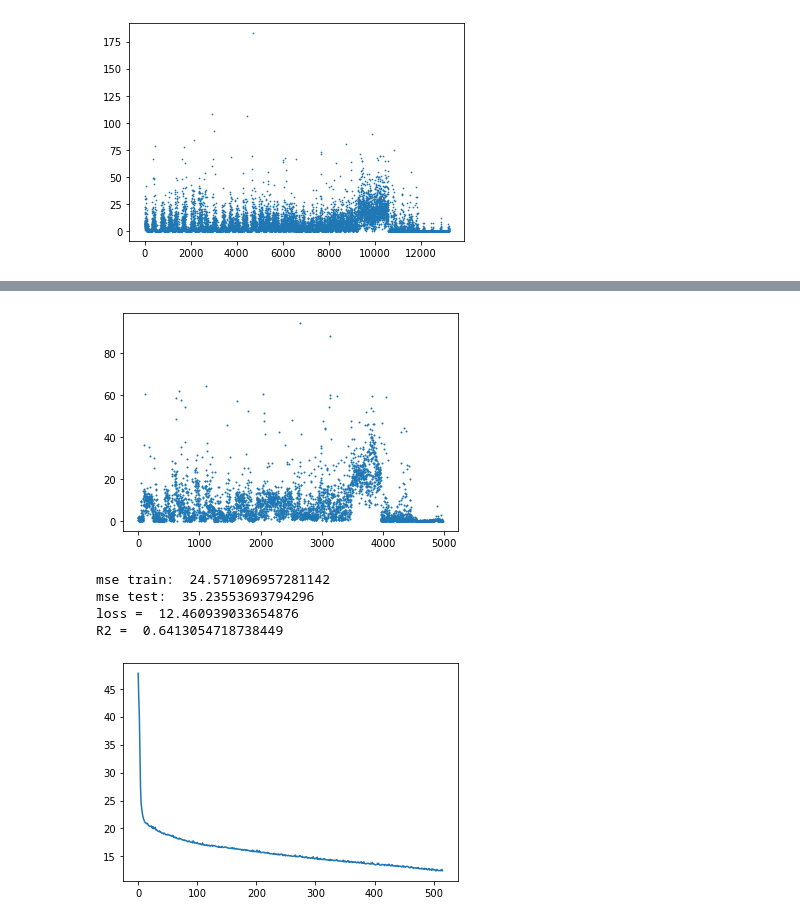
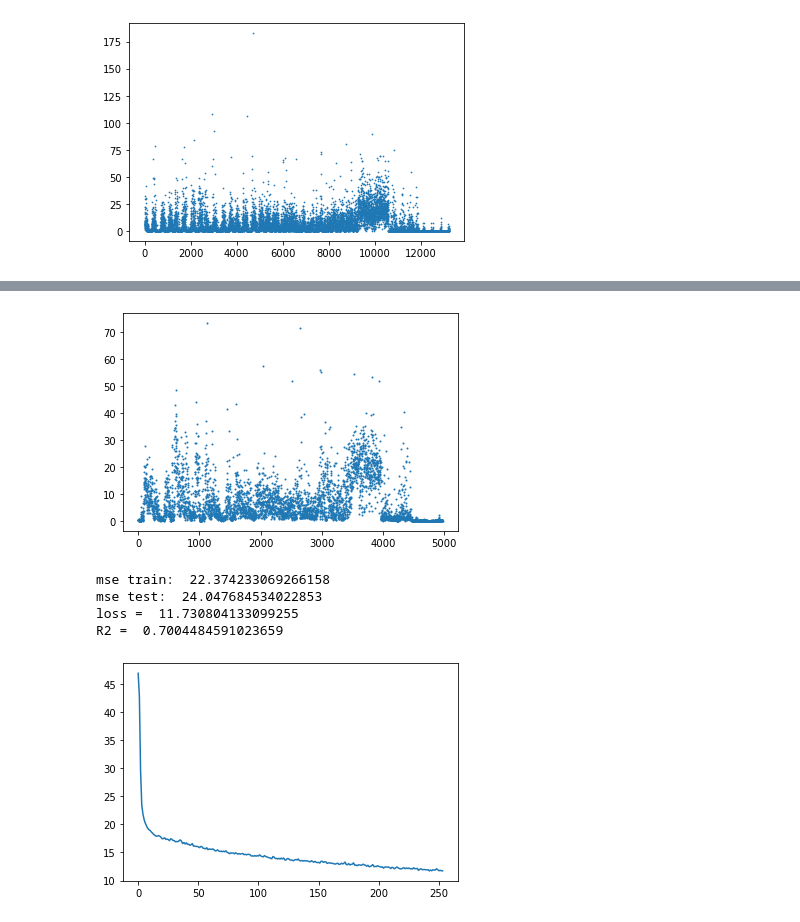
Before and after one commit to Alfadhils/DataVidia-Project, a Jupyter notebook: nn.ipynb, the cells around one changed output, grey strips where cells are left out. Saved outputs shown, nothing was run; the diff lists cells and outputs as text; code cells hidden in the pictures.

```diff
--- a/nn.ipynb
+++ b/nn.ipynb
@@ -22,7 +22,7 @@ def standard_scaler(data):
     std = data.std()
     return (data - mean) / std
 # %%
-path = "preproc1.csv"
+path = "prep1.csv"
 df = pd.read_csv(path, index_col=0)
 yindex = df.columns.values.tolist().index('rain_sum (mm)')
 ytrainmax = df.iloc[:,yindex].max()
@@ -41,7 +41,7 @@ plt.scatter(X.index,y,s=0.5)
 [figure]
 # %%
 #test pred
-test = "proctest2.csv"
+test = "preptest1.csv"
 df = pd.read_csv(test, index_col=0)
 columnnew = {}
 for i,column in enumerate(df.columns):
@@ -60,9 +60,8 @@ xpred.head()
 # %%
-
 testpred = mlp.predict(xpred)
 predictions = pd.DataFrame(list(map(lambda x: x if x > 0 else 0, testpred)))
 plt.scatter(range(len(predictions)),predictions,s = 1)
-# predictions.to_csv('pred2.csv')
+predictions.to_csv('pred4.csv')
 # %% [output]
-[figure, old version]
+[figure, new version]
 # %%
@@ -100,10 +99,10 @@ def nn(X,y,hidden,iter,solv='adam',act='logistic'):
     return mse
 # %%
 # Split the data into training and test sets
-X_train, X_test, y_train, y_test = train_test_split(X, y, test_size=0.2, random_state=0)
+X_train, X_test, y_train, y_test = train_test_split(X, y, test_size=0.2, random_state=1)
 
 # Create an instance of the MLPRegressor
-mlp = MLPRegressor(hidden_layer_sizes=(50,35), max_iter=10000, random_state=0,solver='adam',activation='logistic',
+mlp = MLPRegressor(hidden_layer_sizes=(75,50), max_iter=10000, random_state=0,solver='sgd',activation='logistic',
 learning_rate_init=0.005, beta_1=0.9, beta_2=0.9, alpha=0.001)
 # mlp = MLPClassifier(hidden_layer_sizes=(30,7), max_iter=1000, random_state=0,solver='adam',activation='logistic',learning_rate_init=0.0001)
 
@@ -129,8 +128,8 @@ print('loss = ',loss)
 r_squared = mlp.score(X_test, y_test)
 print ('R2 = ', r_squared)
 # %% [output]
-mse train:  24.571096957281142
-mse test:  35.23553693794296
-loss =  12.460939033654876
-R2 =  0.6413054718738449
+mse train:  22.374233069266158
+mse test:  24.047684534022853
+loss =  11.730804133099255
+R2 =  0.7004484591023659
-[figure, old version]
+[figure, new version]
```
Also changed, not shown: parts of 8 cells of this notebook, 18 other files.
